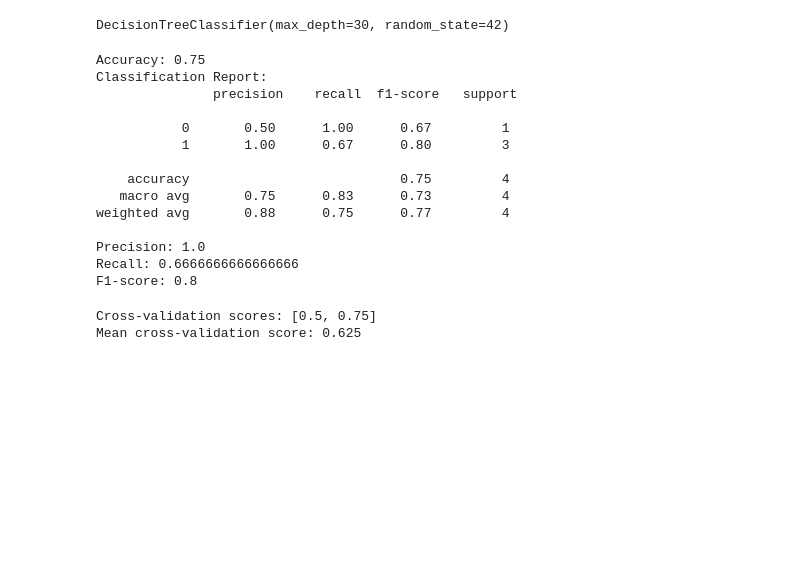
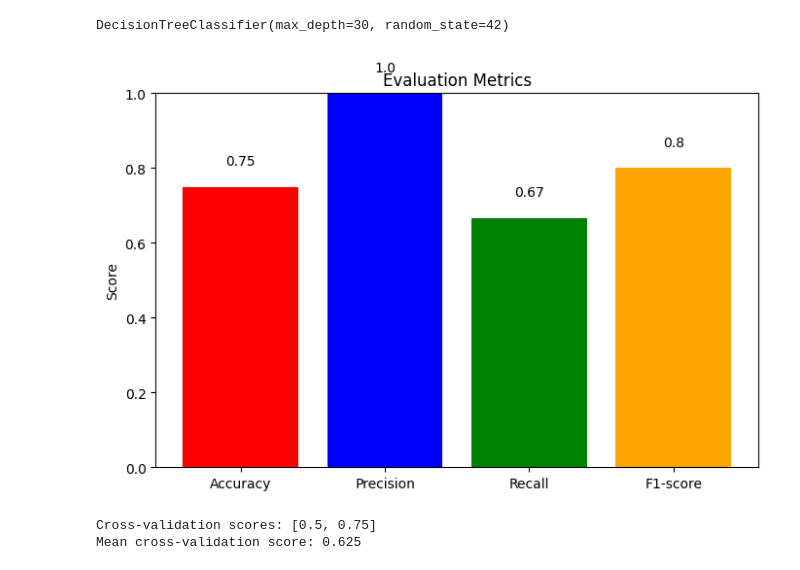
Before and after one commit to axelguimaraes/Medical-Diagnosis-Machine-Learning, a Jupyter notebook: Notebook.ipynb, the cells around one changed output. Drawn from its saved outputs; the diff is of its cells as text; code cells hidden in the pictures; blank space fills up the shorter version.

```diff
--- a/Notebook.ipynb
+++ b/Notebook.ipynb
@@ -73,37 +73,35 @@ model.fit(X_train, y_train)
 # %% [output]
 DecisionTreeClassifier(max_depth=30, random_state=42)
 # %%
-# 5. Avalição do modelo
+from sklearn.metrics import accuracy_score, precision_score, recall_score, f1_score
+import matplotlib.pyplot as plt
+import numpy as np
 
-from sklearn.metrics import accuracy_score, classification_report, precision_score, recall_score, f1_score
+# Example of evaluation with accuracy, classification_report, and other metrics
+y_pred = model.predict(X_test)
 
-# Exemplo de avaliação com accuracy, classification_report e outras métricas
-y_pred = model.predict(X_test)
-print("Accuracy:", accuracy_score(y_test, y_pred))
-print("Classification Report:\n", classification_report(y_test, y_pred))
-
-# Calculando precision, recall e f1-score
+# Calculating metrics
+accuracy = accuracy_score(y_test, y_pred)
 precision = precision_score(y_test, y_pred)
 recall = recall_score(y_test, y_pred)
 f1 = f1_score(y_test, y_pred)
 
-# Imprimindo as métricas
-print("Precision:", precision)
-print("Recall:", recall)
-print("F1-score:", f1)
+# Plotting precision, recall, and f1-score
+labels = ['Accuracy','Precision', 'Recall', 'F1-score']
+metrics_values = [accuracy, precision, recall, f1]
+
+plt.figure(figsize=(8, 5))
+bars = plt.bar(labels, metrics_values, color=['red', 'blue', 'green', 'orange'])
+plt.title('Evaluation Metrics')
+plt.ylim(0.0, 1.0)  # Set y-axis limits to [0, 1] for better visualization
+plt.ylabel('Score')
+
+# Adding text annotations on top of each bar
+for bar, value in zip(bars, metrics_values):
+    yval = bar.get_height()
+    plt.text(bar.get_x() + bar.get_width()/2, yval + 0.05, round(value, 2), ha='center', va='bottom')
+
+plt.show()
 # %% [output]
-Accuracy: 0.75
-Classification Report:
-               precision    recall  f1-score   support
-
-           0       0.50      1.00      0.67         1
-           1       1.00      0.67      0.80         3
-
-    accuracy                           0.75         4
-   macro avg       0.75      0.83      0.73         4
-weighted avg       0.88      0.75      0.77         4
-
-Precision: 1.0
-Recall: 0.6666666666666666
-F1-score: 0.8
+[figure, added]
 # %%
```
Also changed, not shown: parts of 2 cells of this notebook.
